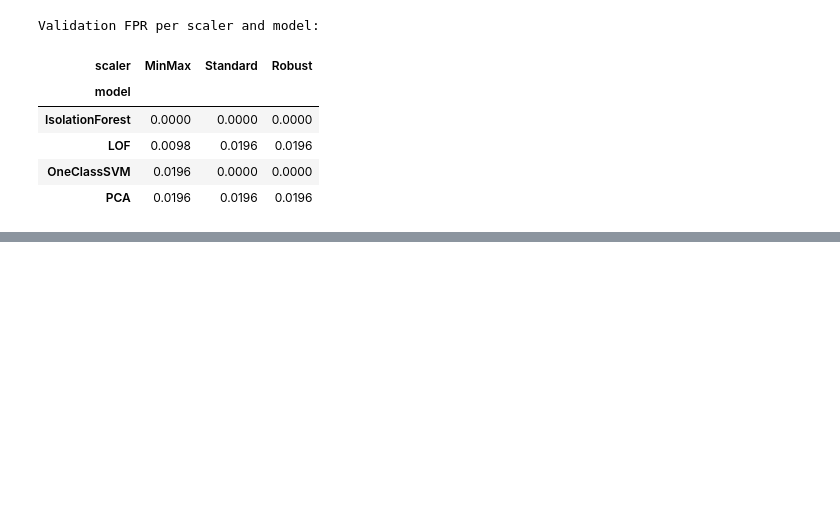
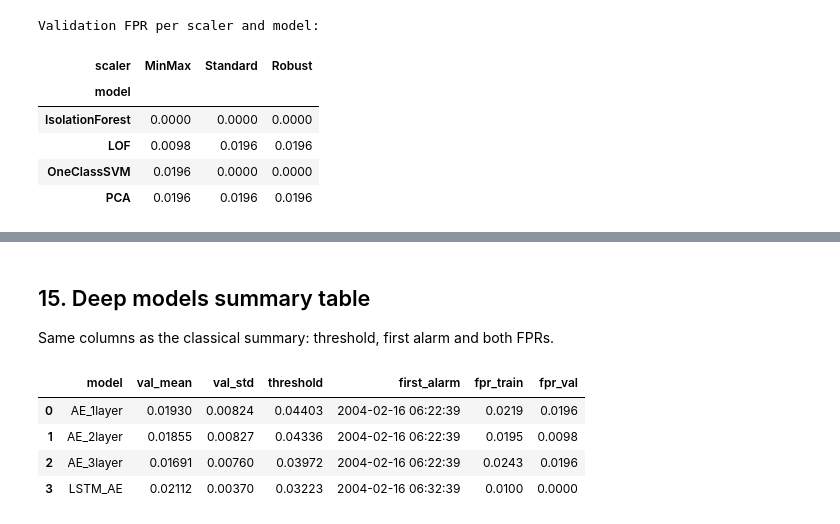
Before and after one commit to maidabiber/anomaly-detection-thesis, a Jupyter notebook: notebooks/analyze_2nd_test.ipynb, the cells around one changed output, grey strips where cells are left out. Cells and saved outputs as stored; diff of their text form; code cells hidden in the pictures; blank space fills up the shorter version.

```diff
--- a/notebooks/analyze_2nd_test.ipynb
+++ b/notebooks/analyze_2nd_test.ipynb
@@ -725,3 +777,25 @@ AE_3layer: first_alarm=2004-02-16 06:22:39  fpr_train=0.0243  fpr_val=0.0196 (pr
 LSTM_AE: val_errors mean=0.02112  std=0.00370
 LSTM_AE: threshold = 0.02112 + 3*0.00370 = 0.03223
 LSTM_AE: first_alarm=2004-02-16 06:32:39  fpr_train=0.0100  fpr_val=0.0000 (primary)
+# %% [markdown]
+## 15. Deep models summary table
+
+Same columns as the classical summary: threshold, first alarm and both FPRs.
+# %%
+deep_summary_df = pd.DataFrame([{
+    'model': name,
+    'val_mean': r['val_mean'],
+    'val_std': r['val_std'],
+    'threshold': r['threshold'],
+    'first_alarm': (r['alarm'].strftime('%Y-%m-%d %H:%M:%S') if r['alarm'] is not None else None),
+    'fpr_train': r['fpr_train'],
+    'fpr_val': r['fpr_val'],
+} for name, r in deep_results.items()]).sort_values('model').reset_index(drop=True)
+display(deep_summary_df.style.format({'val_mean': '{:.5f}', 'val_std': '{:.5f}',
+    'threshold': '{:.5f}', 'fpr_train': '{:.4f}', 'fpr_val': '{:.4f}'}))
+# %% [output]
+|  | model | val_mean | val_std | threshold | first_alarm | fpr_train | fpr_val |
+| 0 | AE_1layer | 0.01930 | 0.00824 | 0.04403 | 2004-02-16 06:22:39 | 0.0219 | 0.0196 |
+| 1 | AE_2layer | 0.01855 | 0.00827 | 0.04336 | 2004-02-16 06:22:39 | 0.0195 | 0.0098 |
+| 2 | AE_3layer | 0.01691 | 0.00760 | 0.03972 | 2004-02-16 06:22:39 | 0.0243 | 0.0196 |
+| 3 | LSTM_AE | 0.02112 | 0.00370 | 0.03223 | 2004-02-16 06:32:39 | 0.0100 | 0.0000 |
```
Also changed, not shown: parts of 11 cells of this notebook.
